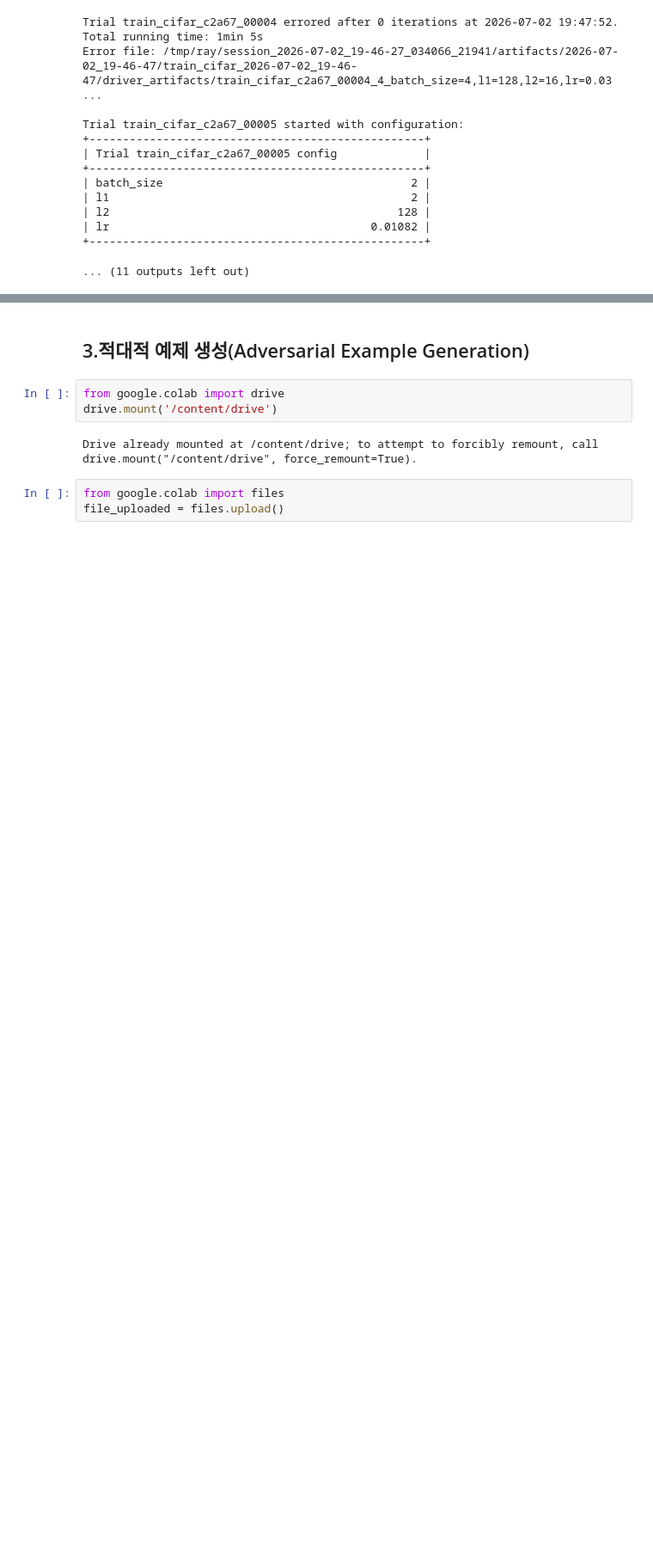
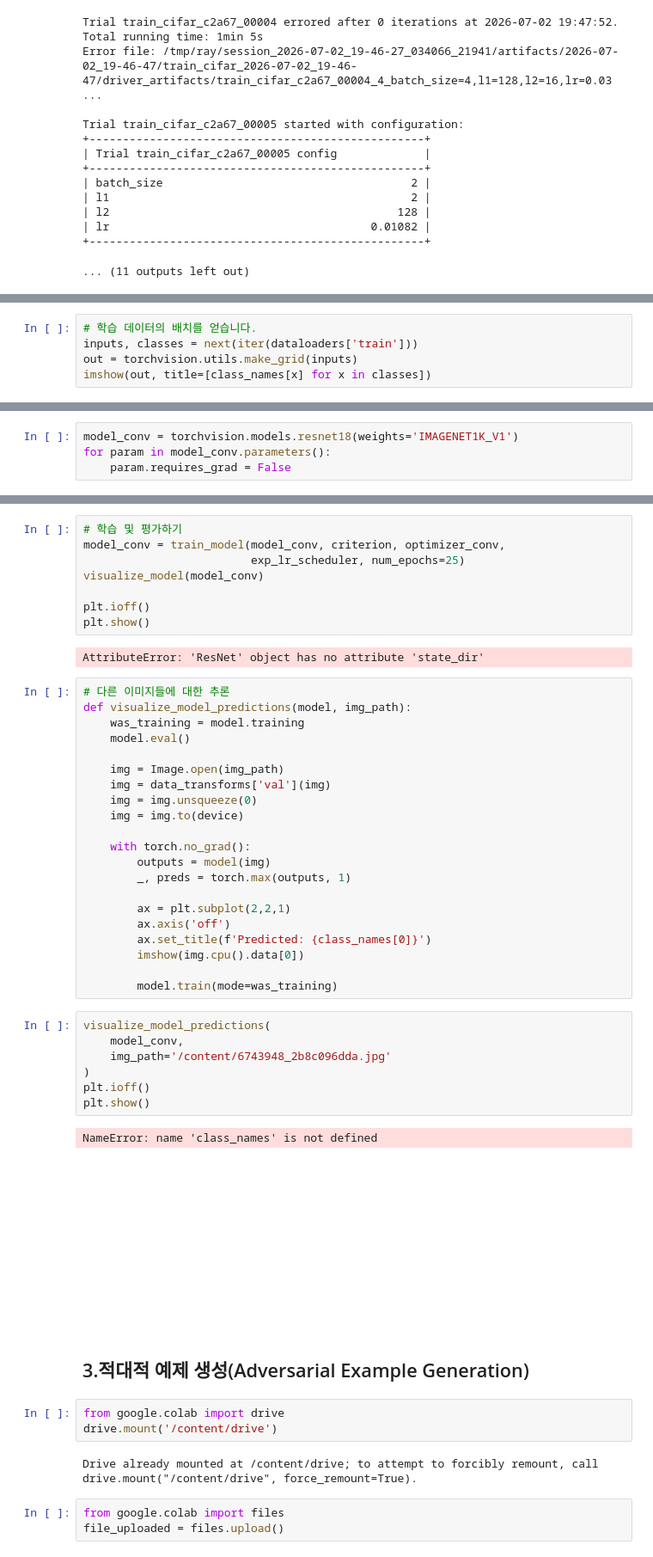
Before and after one commit to va4756/deeplearn_practice, a Jupyter notebook: pytorch_reinfoceL_01.ipynb, the cells around one changed output, grey strips where cells are left out. Shown at 86% size. Saved outputs shown, nothing was run; the diff lists cells and outputs as text; blank space fills up the shorter version.

```diff
--- a/pytorch_reinfoceL_01.ipynb
+++ b/pytorch_reinfoceL_01.ipynb
@@ -1228,0 +1297,5 @@ Trial train_cifar_c2a67_00005 started with configuration:
+# %%
+# 학습 데이터의 배치를 얻습니다.
+inputs, classes = next(iter(dataloaders['train']))
+out = torchvision.utils.make_grid(inputs)
+imshow(out, title=[class_names[x] for x in classes])
@@ -1228,0 +1423,4 @@ Trial train_cifar_c2a67_00005 started with configuration:
+# %%
+model_conv = torchvision.models.resnet18(weights='IMAGENET1K_V1')
+for param in model_conv.parameters():
+    param.requires_grad = False
@@ -1229,3 +1438,44 @@ Trial train_cifar_c2a67_00005 started with configuration:
+# %%
+# 학습 및 평가하기
+model_conv = train_model(model_conv, criterion, optimizer_conv,
+                         exp_lr_scheduler, num_epochs=25)
+visualize_model(model_conv)
+
+plt.ioff()
+plt.show()
+# %% [output]
+AttributeError: 'ResNet' object has no attribute 'state_dir'
+# %%
+# 다른 이미지들에 대한 추론
+def visualize_model_predictions(model, img_path):
+    was_training = model.training
+    model.eval()
+
+    img = Image.open(img_path)
+    img = data_transforms['val'](img)
+    img = img.unsqueeze(0)
+    img = img.to(device)
+
+    with torch.no_grad():
+        outputs = model(img)
+        _, preds = torch.max(outputs, 1)
+
+        ax = plt.subplot(2,2,1)
+        ax.axis('off')
+        ax.set_title(f'Predicted: {class_names[0]}')
+        imshow(img.cpu().data[0])
+
+        model.train(mode=was_training)
+# %%
+visualize_model_predictions(
+    model_conv,
+    img_path='/content/6743948_2b8c096dda.jpg'
+)
+plt.ioff()
+plt.show()
+# %% [output]
+NameError: name 'class_names' is not defined
+[figure, added]
 # %% [markdown]
 ## 3.적대적 예제 생성(Adversarial Example Generation)
 # %%
```
Also changed, not shown: parts of 16 cells of this notebook.
